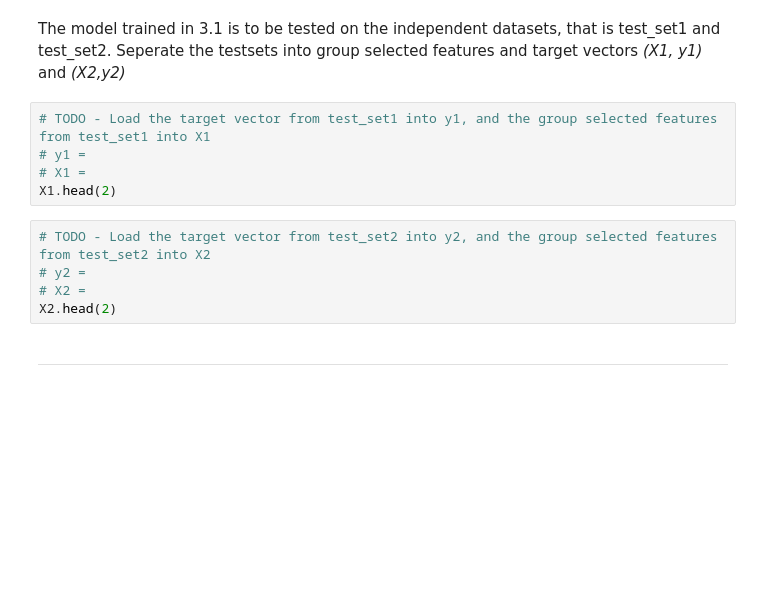
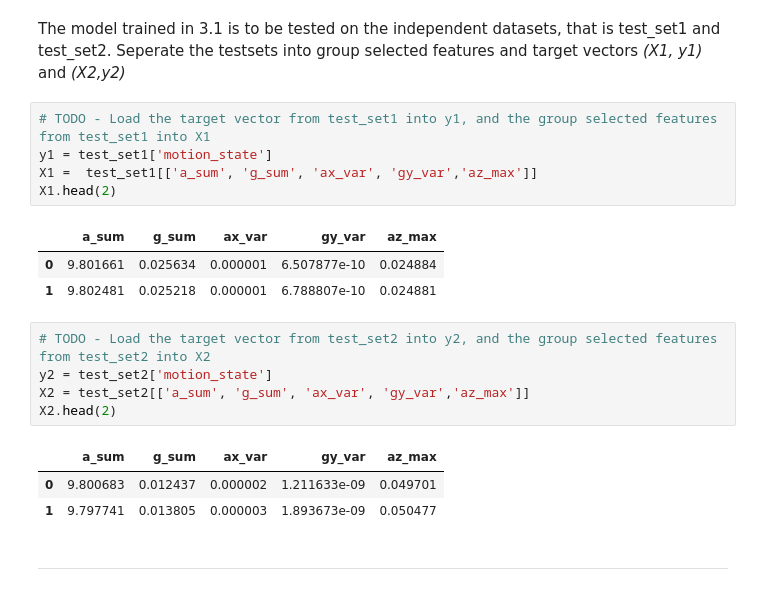
Before and after one commit to ChidiPatrick/engg680_2024_fall, a Jupyter notebook: Lab_Assignment_4/Assignment 4.ipynb, the cells around one changed output. Saved outputs shown, nothing was run; the diff lists cells and outputs as text; blank space fills up the shorter version.

```diff
--- a/Lab_Assignment_4/Assignment 4.ipynb
+++ b/Lab_Assignment_4/Assignment 4.ipynb
@@ -675,14 +735,22 @@ The model trained in 3.1 is to be tested on the independent datasets, that is te
 Seperate the testsets into group selected features and target vectors *(X1, y1)* and *(X2,y2)*
 # %%
 # TODO - Load the target vector from test_set1 into y1, and the group selected features from test_set1 into X1
-# y1 =
-# X1 =
+y1 = test_set1['motion_state']
+X1 =  test_set1[['a_sum', 'g_sum', 'ax_var', 'gy_var','az_max']]
 X1.head(2)
+# %% [output]
+|  | a_sum | g_sum | ax_var | gy_var | az_max |
+| 0 | 9.801661 | 0.025634 | 0.000001 | 6.507877e-10 | 0.024884 |
+| 1 | 9.802481 | 0.025218 | 0.000001 | 6.788807e-10 | 0.024881 |
 # %%
 # TODO - Load the target vector from test_set2 into y2, and the group selected features from test_set2 into X2
-# y2 =
-# X2 =
+y2 = test_set2['motion_state']
+X2 = test_set2[['a_sum', 'g_sum', 'ax_var', 'gy_var','az_max']]
 X2.head(2)
+# %% [output]
+|  | a_sum | g_sum | ax_var | gy_var | az_max |
+| 0 | 9.800683 | 0.012437 | 0.000002 | 1.211633e-09 | 0.049701 |
+| 1 | 9.797741 | 0.013805 | 0.000003 | 1.893673e-09 | 0.050477 |
 # %% [markdown]
 ___
 # %% [markdown]
```
Also changed, not shown: parts of 19 cells of this notebook.
